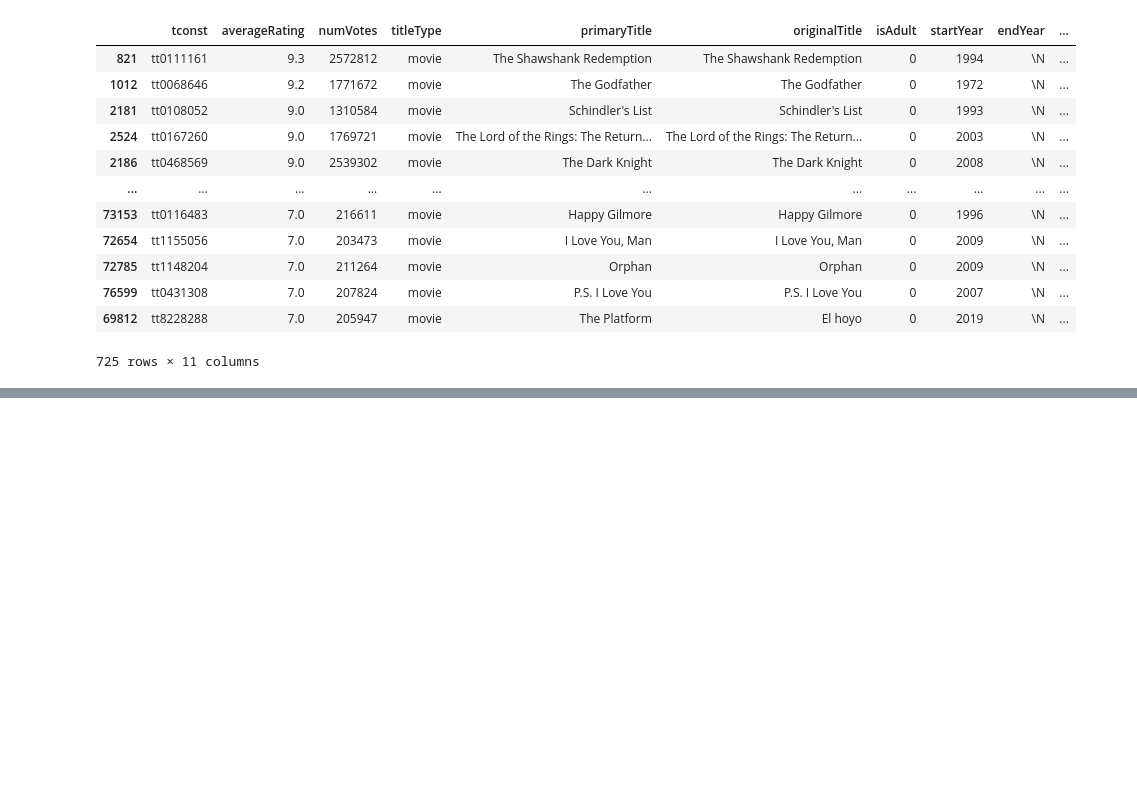
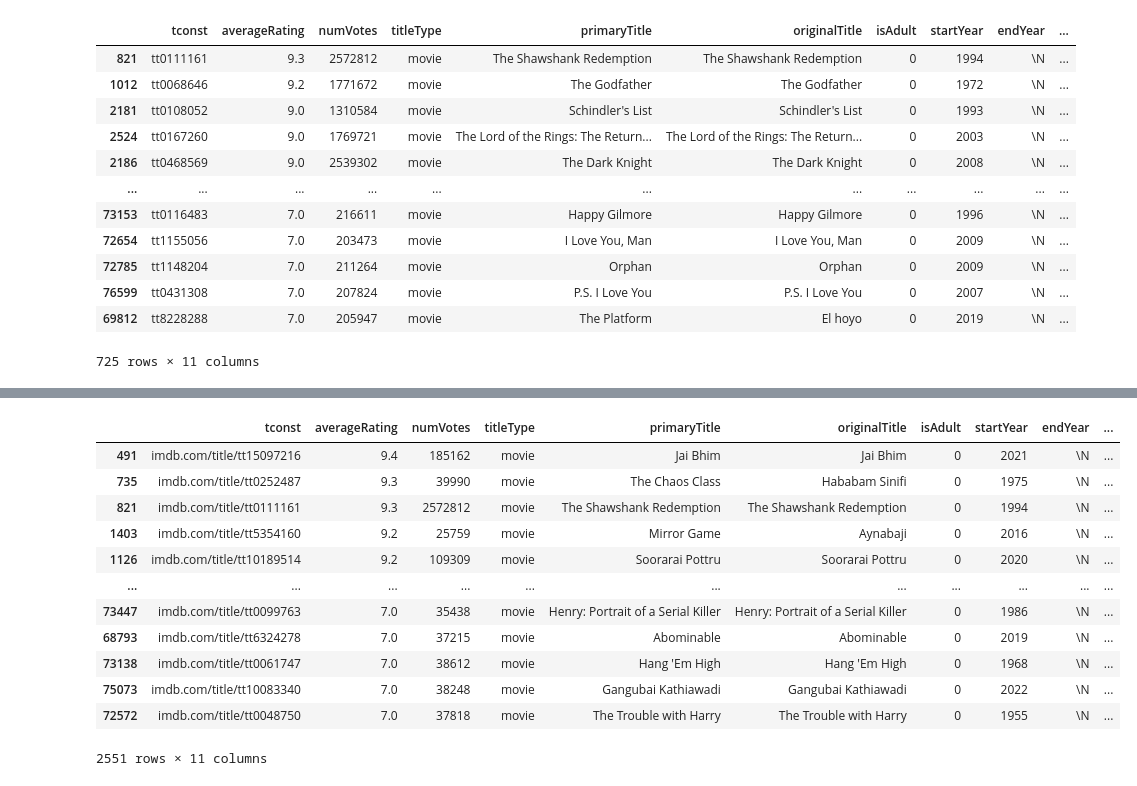
Before and after one commit to DarioDPR/ih_datamadpt1121_final_project, a Jupyter notebook: Notebooks/Final_Project_Movies_Dataset.ipynb, the cells around one changed output, grey strips where cells are left out. Drawn from its saved outputs; the diff is of its cells as text; code cells hidden in the pictures; blank space fills up the shorter version.

Commit message:
imdb-clean

```diff
--- a/Notebooks/Final_Project_Movies_Dataset.ipynb
+++ b/Notebooks/Final_Project_Movies_Dataset.ipynb
@@ -237,0 +260,17 @@ imdbtop3
+# %%
+imdbtop2['tconst'] = 'imdb.com/title/' + imdbtop2['tconst']
+imdbtop2
+# %% [output]
+|  | tconst | averageRating | numVotes | titleType | primaryTitle | originalTitle | isAdult | startYear | endYear | ... |
+| 491 | imdb.com/title/tt15097216 | 9.4 | 185162 | movie | Jai Bhim | Jai Bhim | 0 | 2021 | \N | ... |
+| 735 | imdb.com/title/tt0252487 | 9.3 | 39990 | movie | The Chaos Class | Hababam Sinifi | 0 | 1975 | \N | ... |
+| 821 | imdb.com/title/tt0111161 | 9.3 | 2572812 | movie | The Shawshank Redemption | The Shawshank Redemption | 0 | 1994 | \N | ... |
+| 1403 | imdb.com/title/tt5354160 | 9.2 | 25759 | movie | Mirror Game | Aynabaji | 0 | 2016 | \N | ... |
+| 1126 | imdb.com/title/tt10189514 | 9.2 | 109309 | movie | Soorarai Pottru | Soorarai Pottru | 0 | 2020 | \N | ... |
+| ... | ... | ... | ... | ... | ... | ... | ... | ... | ... | ... |
+| 73447 | imdb.com/title/tt0099763 | 7.0 | 35438 | movie | Henry: Portrait of a Serial Killer | Henry: Portrait of a Serial Killer | 0 | 1986 | \N | ... |
+| 68793 | imdb.com/title/tt6324278 | 7.0 | 37215 | movie | Abominable | Abominable | 0 | 2019 | \N | ... |
+| 73138 | imdb.com/title/tt0061747 | 7.0 | 38612 | movie | Hang 'Em High | Hang 'Em High | 0 | 1968 | \N | ... |
+| 75073 | imdb.com/title/tt10083340 | 7.0 | 38248 | movie | Gangubai Kathiawadi | Gangubai Kathiawadi | 0 | 2022 | \N | ... |
+| 72572 | imdb.com/title/tt0048750 | 7.0 | 37818 | movie | The Trouble with Harry | The Trouble with Harry | 0 | 1955 | \N | ... |
+2551 rows × 11 columns
```
Also changed, not shown: parts of 3 cells of this notebook.
